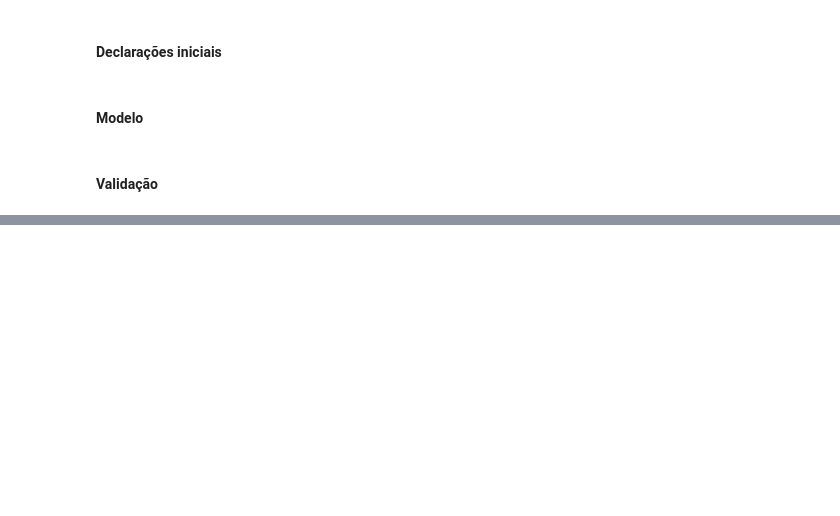
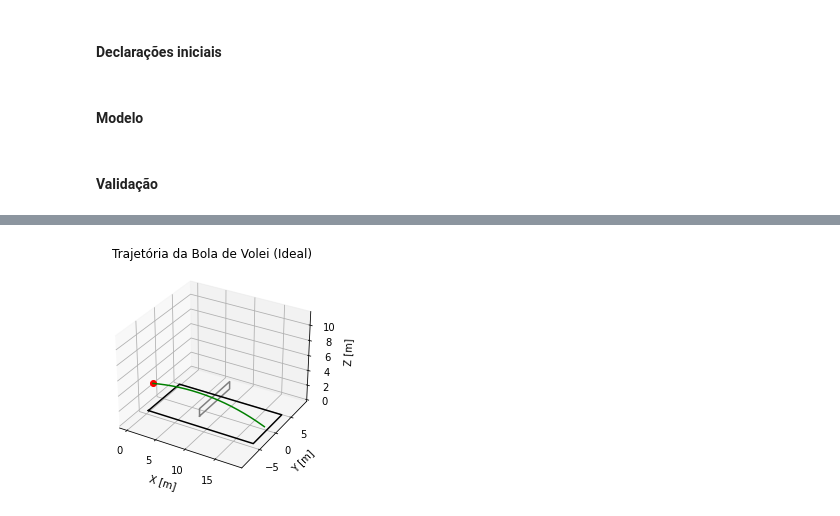
Before and after one commit to dourado-rafa/ModssimProjeto3, a Jupyter notebook: bola_de_volei_principal.ipynb, the cells around one changed output, grey strips where cells are left out. Drawn from its saved outputs; the diff is of its cells as text; code cells hidden in the pictures; blank space fills up the shorter version.

```diff
--- a/bola_de_volei_principal.ipynb
+++ b/bola_de_volei_principal.ipynb
@@ -233,0 +219,81 @@ No handles with labels found to put in legend.
+# %%
+# Valores Ideais paras as váriaveis
+# Esses conjunto de valores é um dos capazes de fazer a bola passar pela rede e cair na quadra adversária
+
+w_ideal = 8 # Velocidade Angular [RPS]
+v_ideal = 100 # Velocidade Inicial[km/h]
+z_ideal = 3.1 # Altura Inicial[m]
+tetha_ideal = 85 # Ângulo Vertical Inicial [°]
+alpha_ideal = 10 # Ângulo horizontal Inicial [°]
+# %%
+# Ângulos iniciais
+tetha = radians(tetha_ideal) # Ângulo vertical
+alpha = radians(alpha_ideal) # Ângulo horizontal
+
+# Posição inicial
+x0 = 0
+y0 = -3
+z0 = z_ideal # Nesse sistema, a altura está no eixo Z
+
+# Decompondo a Velocidade inicial
+v0 = v_ideal/3.6 # dado em [km/h] transformado em [m/s]
+vx0 = v0*sin(tetha)*cos(alpha)
+vy0 = v0*sin(tetha)*sin(alpha)
+vz0 = v0*cos(tetha)
+
+# Decompondo a Velocidade Angular inicial
+w = w_ideal*(2*pi) # dado em [RPS] transformado em [rad]
+wx = -w*sin(tetha)*sin(alpha)
+wy = w*sin(tetha)*cos(alpha)
+wz = w*cos(tetha)
+w_vetor = np.array([wx, wy, wz]) # Compondo o Vetor da velocidade angular
+
+# Valores iniciais
+info_0 = [x0, y0, z0, vx0, vy0, vz0]
+
+infos_Odeint = odeint(modelo, info_0, t_lista)
+
+posX = list(infos_Odeint[:,0])
+posY = list(infos_Odeint[:,1])
+posZ = list(infos_Odeint[:,2])
+
+tempo_rede = 0
+tempo_chao = 0
+
+cor = 'red'
+rede = False
+index = len(t_lista)-1 # index do ultimo valor do modelo (valor em que a bola bate no chão)
+for i, t in enumerate(t_lista):
+    if not rede and (posX[i] >= 9):
+        tempo_rede = t
+        cor = 'yellow'
+        rede = True
+    if rede and (posZ[i] <= 0 and posX[i] <= 18):
+        tempo_chao = t
+        cor = 'green'
+        index = i
+        break
+
+print(f'Tempo para passar da rede: {round(tempo_rede, 3)}s')
+print(f'Tempo para bater no chão: {round(tempo_chao, 3)}s')
+print(f'Posição final em X: {round(posX[index], 2)}m')
+print(f'Posição final em Y: {round(posY[index], 2)}m')
+print(f'Posição final em Z: {round(posZ[index], 2)}m')
+
+%matplotlib inline
+# %matplotlib qt5
+
+ax = plt.axes(projection='3d')
+ax.plot3D(rede_x, rede_y, rede_z, color='grey') # rede
+ax.plot3D(quadra_x, quadra_y, quadra_z, color='black') # quadra
+ax.plot3D(posX[0], posY[0], posZ[0], 'ro') # Bola
+
+ax.plot3D(posX[0:index], posY[0: index], posZ[0: index], color=cor)
+plt.title("Trajetória da Bola de Volei (Ideal)")
+plt.grid()
+ax.set_xlabel('X [m]')
+ax.set_ylabel('Y [m]')
+ax.set_zlabel('Z [m]')
+set_axis_equal(ax)
+plt.show()
+# %% [output]
@@ -233,0 +305 @@ No handles with labels found to put in legend.
+[figure, added]
```
Also changed, not shown: parts of 28 cells of this notebook, 3 other files.
